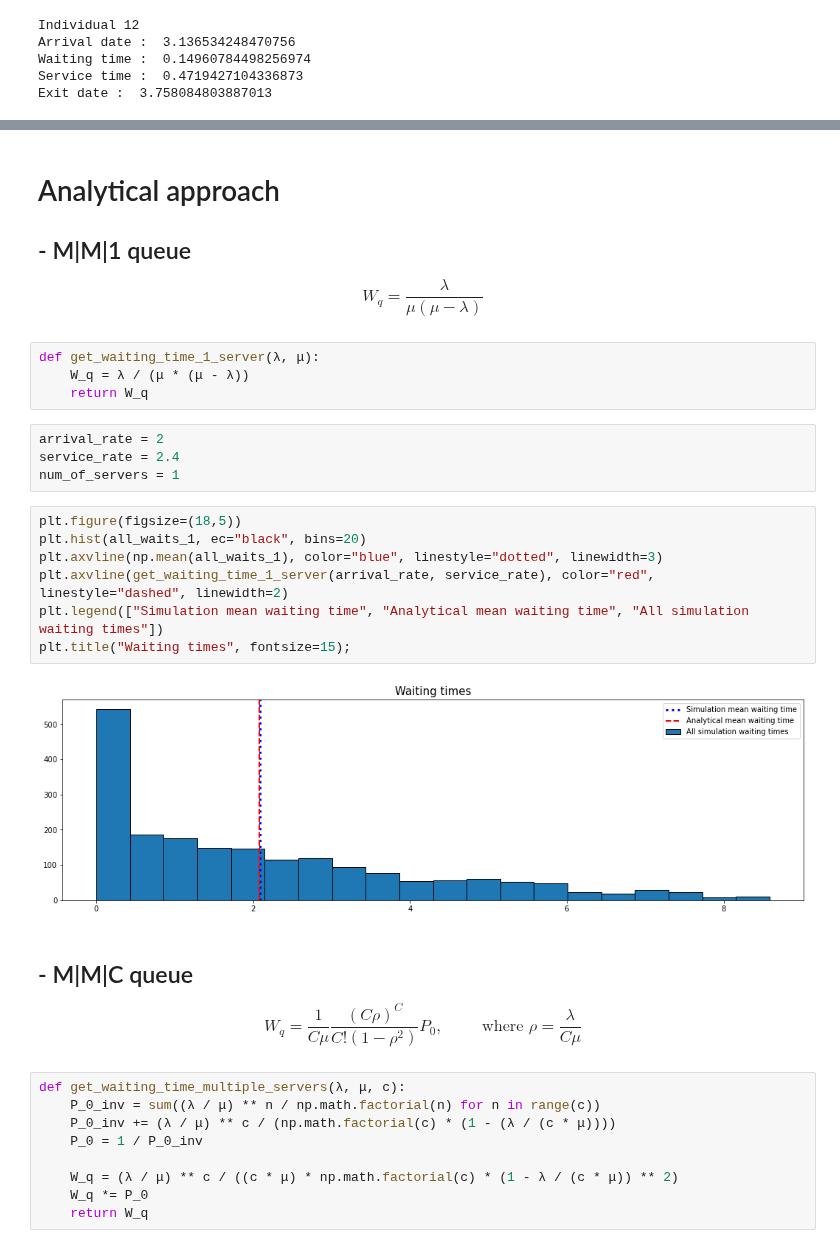
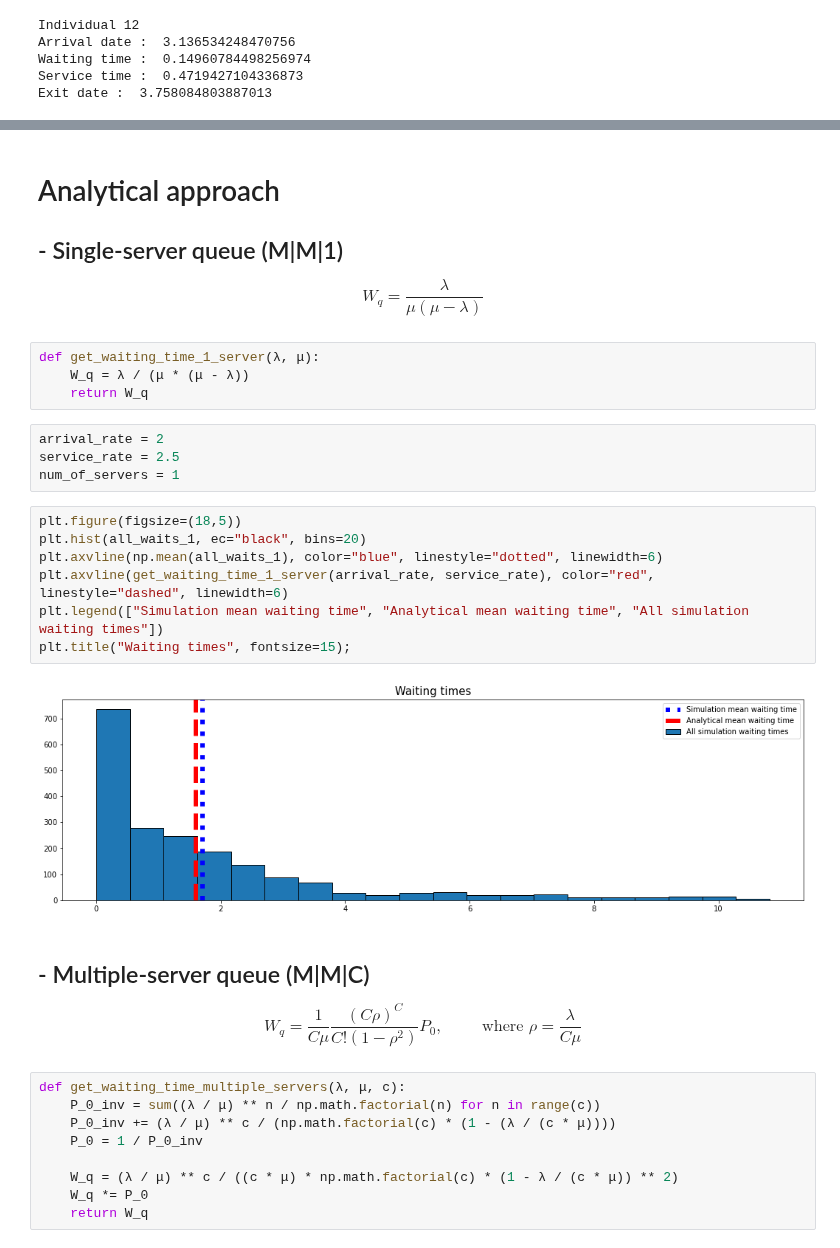
Before and after one commit to MichalisPanayides/Talks, a Jupyter notebook: PyCon - Namibia/main.ipynb, the cells around one changed output, grey strips where cells are left out. Drawn from its saved outputs; the diff is of its cells as text.

```diff
--- a/PyCon - Namibia/main.ipynb
+++ b/PyCon - Namibia/main.ipynb
@@ -209,7 +217,7 @@ plt.title("Waiting times", fontsize=15);
 # %% [markdown]
 # Analytical approach
 
-## - M|M|1 queue
+## - Single-server queue (M|M|1)
 
 $$
     W_q = \frac{\lambda}{\mu ( \mu - \lambda )}
@@ -220,19 +228,19 @@ def get_waiting_time_1_server(λ, μ):
     return W_q
 # %%
 arrival_rate = 2
-service_rate = 2.4
+service_rate = 2.5
 num_of_servers = 1
 # %%
 plt.figure(figsize=(18,5))
 plt.hist(all_waits_1, ec="black", bins=20)
-plt.axvline(np.mean(all_waits_1), color="blue", linestyle="dotted", linewidth=3)
-plt.axvline(get_waiting_time_1_server(arrival_rate, service_rate), color="red", linestyle="dashed", linewidth=2)
+plt.axvline(np.mean(all_waits_1), color="blue", linestyle="dotted", linewidth=6)
+plt.axvline(get_waiting_time_1_server(arrival_rate, service_rate), color="red", linestyle="dashed", linewidth=6)
 plt.legend(["Simulation mean waiting time", "Analytical mean waiting time", "All simulation waiting times"])
 plt.title("Waiting times", fontsize=15);
 # %% [output]
-[figure, old version]
+[figure, new version]
 # %% [markdown]
-## - M|M|C queue
+## - Multiple-server queue (M|M|C)
 
 $$
     W_q = \frac{1}{C \mu} \frac{(C \rho) ^ C}{C! (1 - \rho ^ 2)} P_0, \hspace{1cm} \text{where } \rho = \frac{\lambda}{C \mu}
```
Also changed, not shown: parts of 18 cells of this notebook, 4 other files.
